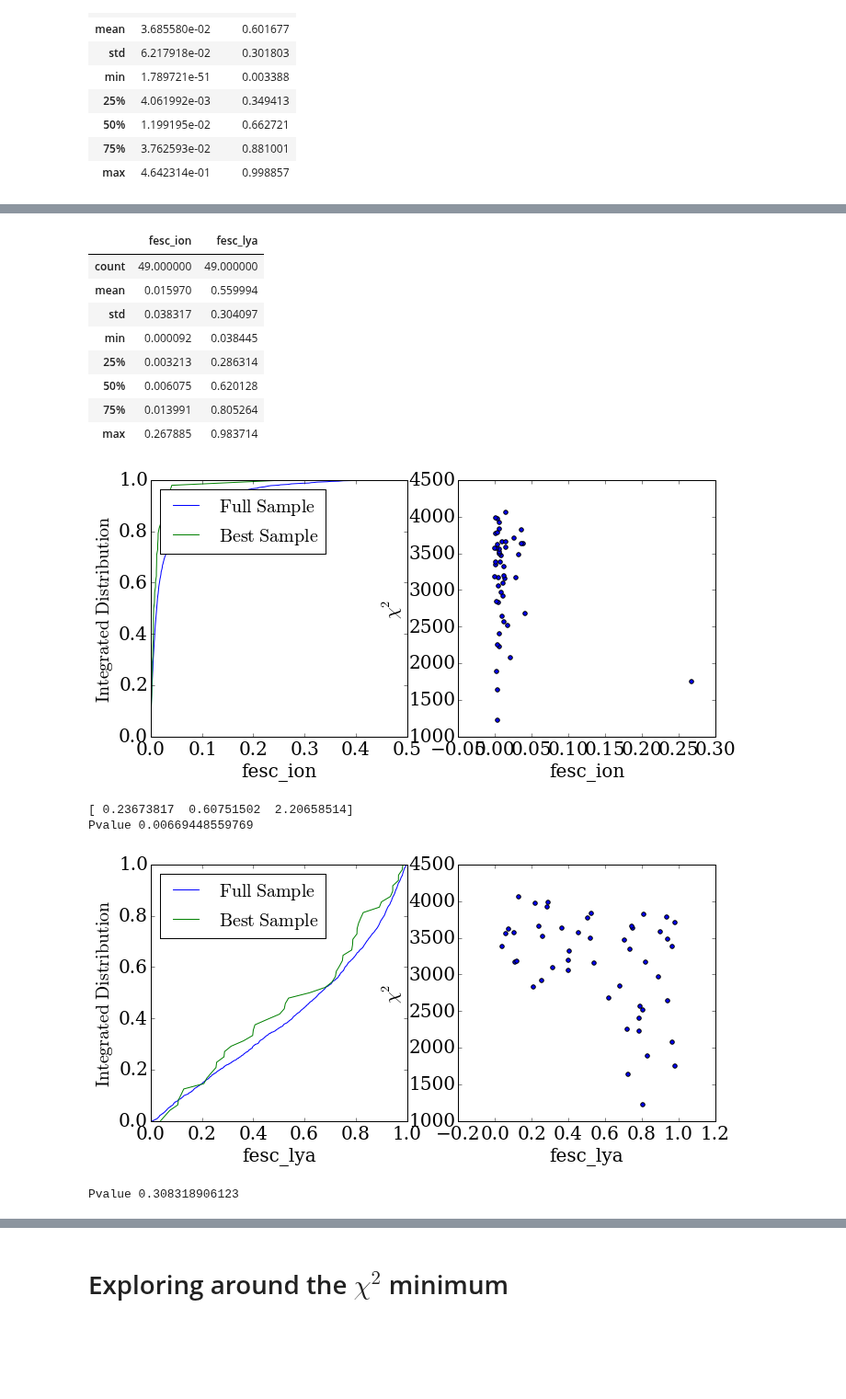
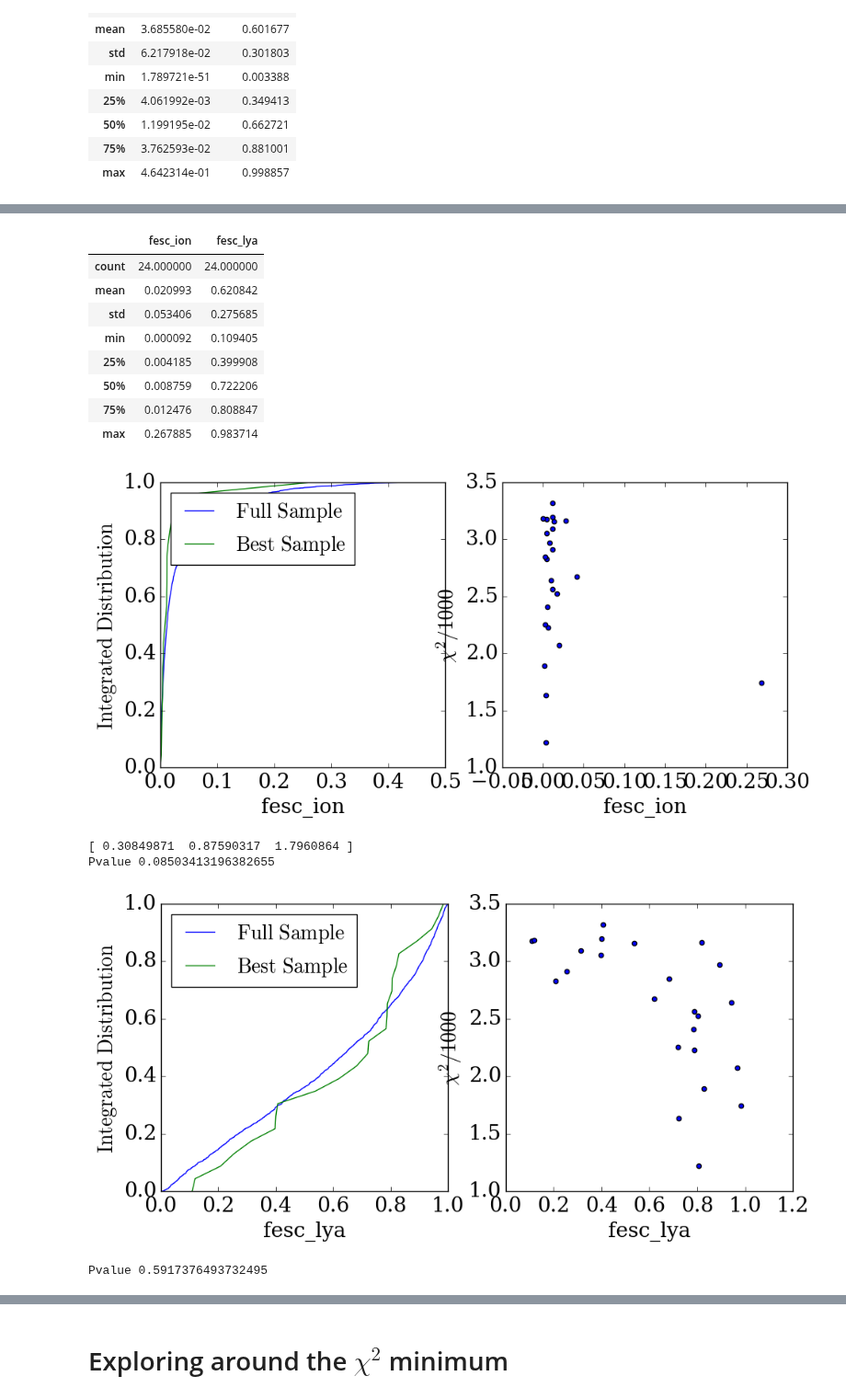
Before and after one commit to astroandes/tololo-lya-fit, a Jupyter notebook: code/multiphase.ipynb, the cells around one changed output, grey strips where cells are left out. Shown at 92% size. Drawn from its saved outputs; the diff is of its cells as text; code cells hidden in the pictures; blank space fills up the shorter version.

```diff
--- a/code/multiphase.ipynb
+++ b/code/multiphase.ipynb
@@ -7,6 +7,8 @@ import matplotlib.pyplot as plt
 from scipy import stats
 # %%
 data = ps.read_csv("../data/multiphase/results.csv")
+data['vinf_cl'] = data['vinf_cl']/100.0
+data['chisq'] = data['chisq']/1000.0
 f_escape = ps.read_csv("../data/multiphase/fesc_clumpy.csv")
 # %%
 data.describe()
@@ -36,12 +38,12 @@ f_escape.describe()
 # %%
 chisq = data.chisq
 n_models = len(chisq)
-n_best = n_models/50
-print n_best, n_models
+n_best = n_models//100
+print(n_best, n_models)
 min_chisq = chisq.min()
 sorted_id = np.argsort(chisq)
 ii = sorted_id[:n_best]
 best_models = data.loc[ii]
 f_esc_best_models = f_escape.loc[ii]
-print len(chisq[ii])
+print (len(chisq[ii]), chisq[ii].min(), chisq[ii].max())
 # %% [output]
@@ -64,16 +66,16 @@ best_models.describe()
 f_esc_best_models.describe()
 # %% [output]
 |  | fesc_ion | fesc_lya |
-| count | 49.000000 | 49.000000 |
-| mean | 0.015970 | 0.559994 |
-| std | 0.038317 | 0.304097 |
-| min | 0.000092 | 0.038445 |
-| 25% | 0.003213 | 0.286314 |
-| 50% | 0.006075 | 0.620128 |
-| 75% | 0.013991 | 0.805264 |
+| count | 24.000000 | 24.000000 |
+| mean | 0.020993 | 0.620842 |
+| std | 0.053406 | 0.275685 |
+| min | 0.000092 | 0.109405 |
+| 25% | 0.004185 | 0.399908 |
+| 50% | 0.008759 | 0.722206 |
+| 75% | 0.012476 | 0.808847 |
 | max | 0.267885 | 0.983714 |
 # %%
-def plot_distros(fullsample, subsample, chi2sub, labelx):
+def plot_distros(fullsample, subsample, chi2sub, labelx='x', filename='x'):
     fig = plt.figure(1, figsize=(11,5))
     plt.clf()
     #plt.rc('text', usetex=True,)
@@ -102,27 +104,27 @@ def plot_distros(fullsample, subsample, chi2sub, labelx):
 
     ax = plt.gca()
     plt.xlabel(labelx, fontsize=20)
-    plt.ylabel(r'$\chi^2$', fontsize=20)
+    plt.ylabel(r'$\chi^2/1000$', fontsize=20)
 
-    plt.savefig(labelx+'.png')
+    plt.savefig(str(filename)+'.pdf')
     plt.show(fig)
     plt.close(fig)
     return ks_stat, p_value
 # %%
 ks_stat, p_value = plot_distros(f_escape['fesc_ion'].values, f_esc_best_models['fesc_ion'].values,
-                     best_models['chisq'].values, 'fesc_ion')
+                     best_models['chisq'].values, labelx='fesc_ion', filename='fesc_ion')
 best_q =  f_esc_best_models['fesc_ion'].quantile([0.16,0.50,0.84])
-print best_q.values * 100
-print "Pvalue {}".format(p_value)
+print (best_q.values * 100)
+print ("Pvalue {}".format(p_value))
 ks_stat, p_value = plot_distros(f_escape[' fesc_lya'].values, f_esc_best_models[' fesc_lya'].values,
-                     best_models['chisq'].values, 'fesc_lya')
-print "Pvalue {}".format(p_value)
+                     best_models['chisq'].values, labelx='fesc_lya', filename='fesc_lya')
+print ("Pvalue {}".format(p_value))
 # %% [output]
-[figure, old version]
+[figure, new version]
-[ 0.23673817  0.60751502  2.20658514]
-Pvalue 0.00669448559769
+[ 0.30849871  0.87590317  1.7960864 ]
+Pvalue 0.08503413196382655
-[figure, old version]
+[figure, new version]
-Pvalue 0.308318906123
+Pvalue 0.5917376493732495
 # %%
 column_log= ['T_ICM', 'n_HI_ICM', 'T_cl', 'n_HI_cl', 'zeta_Z']
 column_lin = ['H_em', 'P_cl', 'f_cl', 'sigma_i', 'beta_cl', 'sigma_cl', 'vinf_cl', 'r_cl']
```
Also changed, not shown: parts of 5 cells of this notebook.
